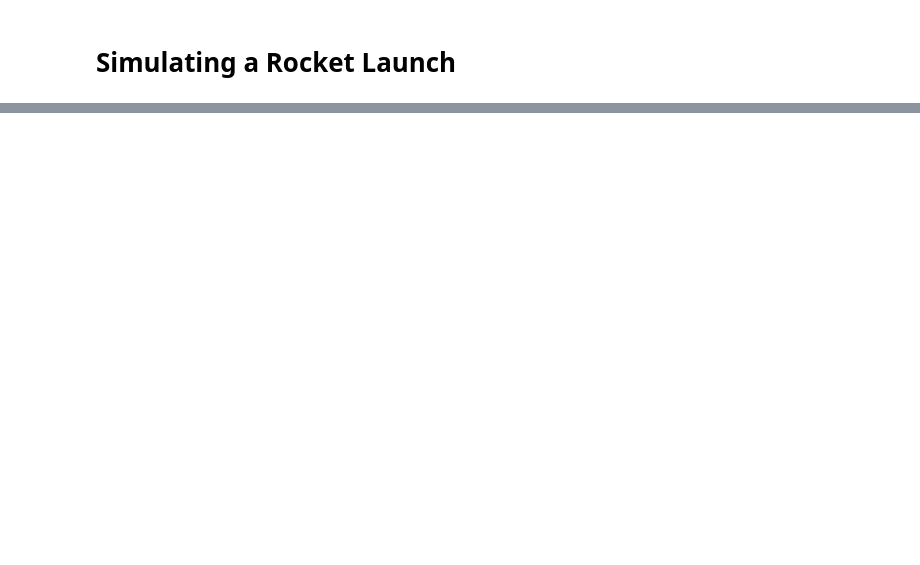
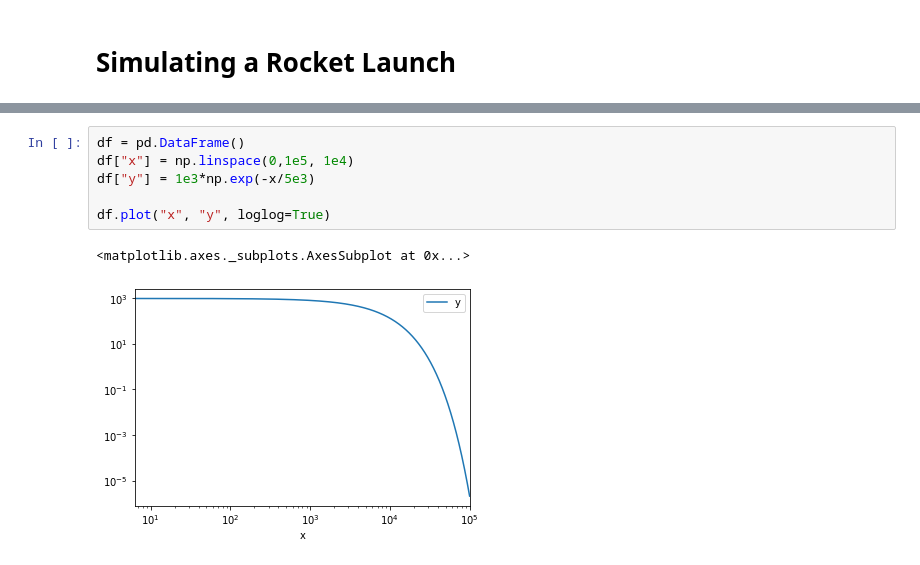
Before and after one commit to wFairmanOlin/pdo, a Jupyter notebook: final_simulation.ipynb, the cells around one changed output, grey strips where cells are left out. Saved outputs shown, nothing was run; the diff lists cells and outputs as text; blank space fills up the shorter version.

```diff
--- a/final_simulation.ipynb
+++ b/final_simulation.ipynb
@@ -42,0 +227,9 @@ class rocket:
+# %%
+df = pd.DataFrame()
+df["x"] = np.linspace(0,1e5, 1e4)
+df["y"] = 1e3*np.exp(-x/5e3)
+
+df.plot("x", "y", loglog=True)
+# %% [output]
+<matplotlib.axes._subplots.AxesSubplot at 0x...>
+[figure, added]
```
Also changed, not shown: parts of 6 cells of this notebook, 2 other files.
